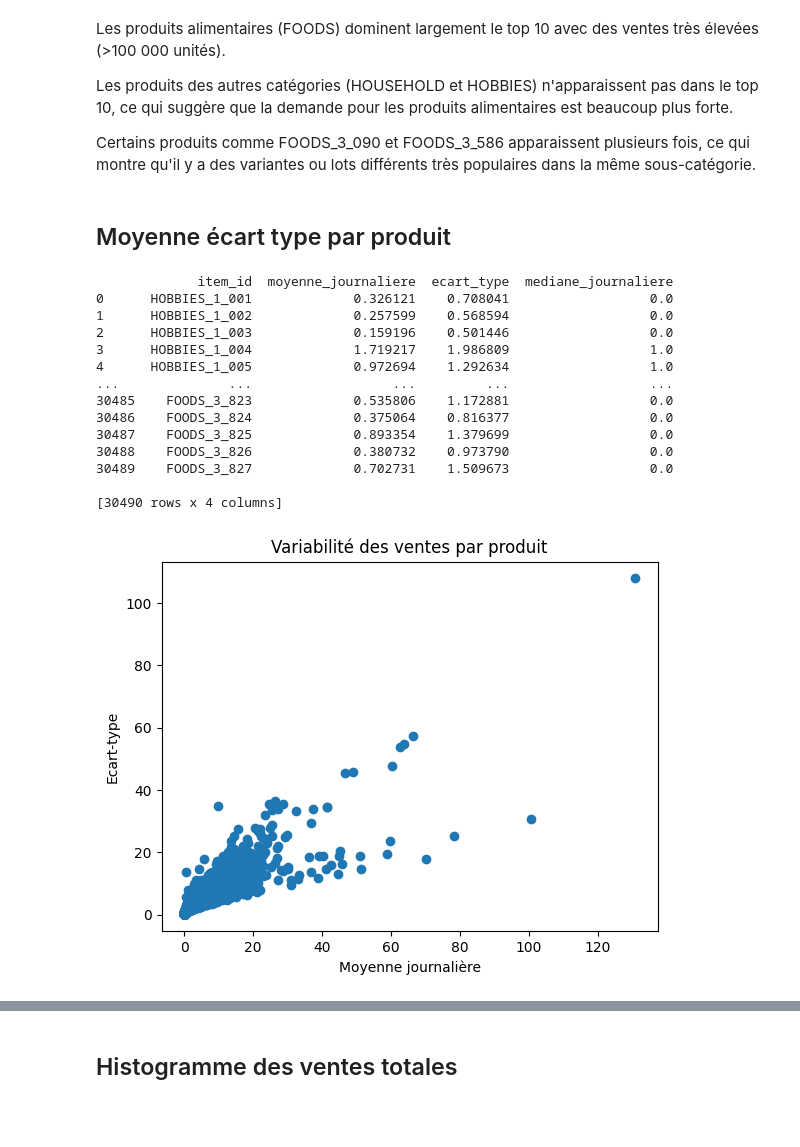
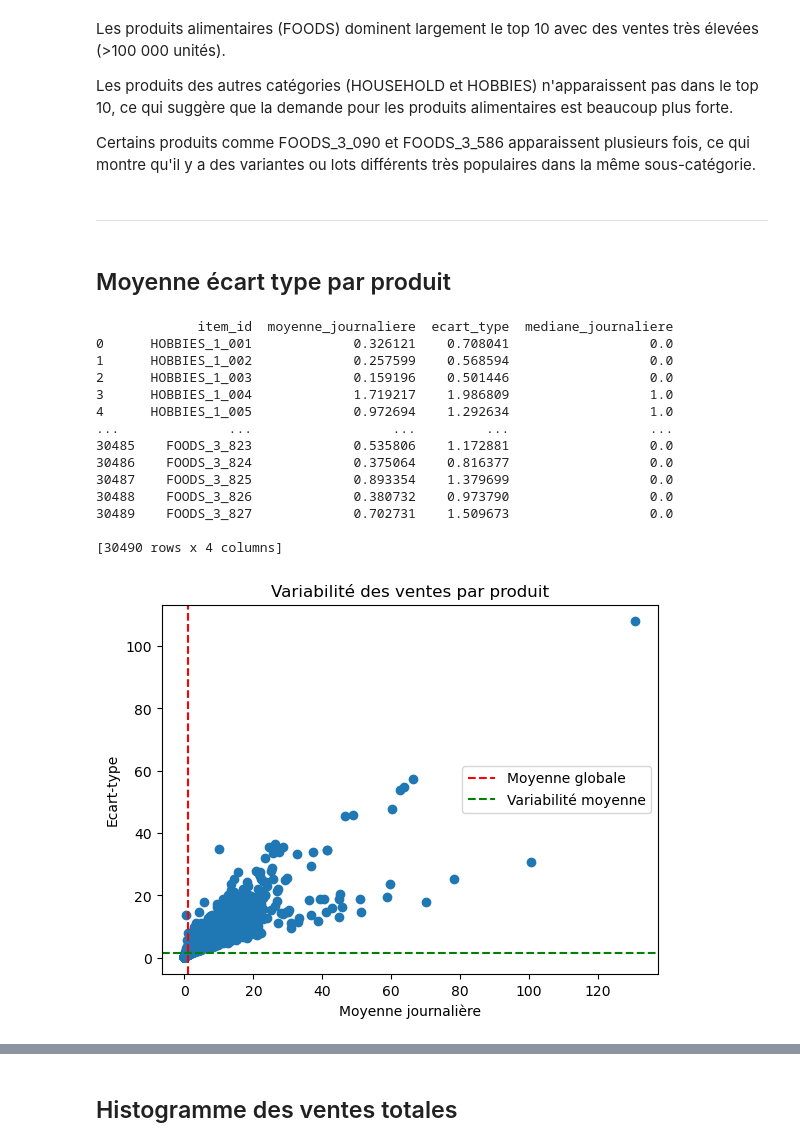
Before and after one commit to lisaroubertie/OptimisationPredictive_ChaineLogistique, a Jupyter notebook: notebooks/ExplorationDonnees/Global/AnalyseProduitsCategories.ipynb, the cells around one changed output, grey strips where cells are left out. Drawn from its saved outputs; the diff is of its cells as text; code cells hidden in the pictures; blank space fills up the shorter version.

Commit message:
Ajout d'explication dans les notebooks d'exploration

```diff
--- a/notebooks/ExplorationDonnees/Global/AnalyseProduits.ipynb
+++ b/notebooks/ExplorationDonnees/Global/AnalyseProduitsCategories.ipynb
@@ -41,6 +46,8 @@ Les produits alimentaires (FOODS) dominent largement le top 10 avec des ventes t
 Les produits des autres catégories (HOUSEHOLD et HOBBIES) n'apparaissent pas dans le top 10, ce qui suggère que la demande pour les produits alimentaires est beaucoup plus forte.
 
 Certains produits comme FOODS_3_090 et FOODS_3_586 apparaissent plusieurs fois, ce qui montre qu'il y a des variantes ou lots différents très populaires dans la même sous-catégorie.
+# %% [markdown]
+---
 # %% [markdown]
 ## Moyenne écart type par produit
 # %%
@@ -49,39 +56,34 @@ df['ecart_type'] = df[colonnes_ventes].std(axis=1)
 df['mediane_journaliere'] = df[colonnes_ventes].median(axis=1)
 print(df[['item_id', 'moyenne_journaliere', 'ecart_type', 'mediane_journaliere']])
 
+# calcul des moyennes pour ajouter les lignes de moyennes
 mean_x = df['moyenne_journaliere'].mean()
 mean_y = df['ecart_type'].mean()
 
 plt.scatter(df['moyenne_journaliere'], df['ecart_type'])
 
 plt.axvline(mean_x, color='red', linestyle='--', label='Moyenne globale')
 plt.axhline(mean_y, color='green', linestyle='--', label='Variabilité moyenne')
 
 plt.xlabel("Moyenne journalière")
 plt.ylabel("Ecart-type")
 plt.title("Variabilité des ventes par produit")
 plt.legend()
-
 plt.show()
-plt.scatter(df['moyenne_journaliere'], df['ecart_type'])
-plt.xlabel("Moyenne journalière")
-plt.ylabel("Ecart-type")
-plt.title("Variabilité des ventes par produit")
-plt.show()
 # %% [output]
              item_id  moyenne_journaliere  ecart_type  mediane_journaliere
 0      HOBBIES_1_001             0.326121    0.708041                  0.0
 1      HOBBIES_1_002             0.257599    0.568594                  0.0
 2      HOBBIES_1_003             0.159196    0.501446                  0.0
 3      HOBBIES_1_004             1.719217    1.986809                  1.0
 4      HOBBIES_1_005             0.972694    1.292634                  1.0
 ...              ...                  ...         ...                  ...
 30485    FOODS_3_823             0.535806    1.172881                  0.0
 30486    FOODS_3_824             0.375064    0.816377                  0.0
 30487    FOODS_3_825             0.893354    1.379699                  0.0
 30488    FOODS_3_826             0.380732    0.973790                  0.0
 30489    FOODS_3_827             0.702731    1.509673                  0.0
 
 [30490 rows x 4 columns]
-[figure, old version]
+[figure, new version]
 # %% [markdown]
```
Also changed, not shown: parts of 13 cells of this notebook, 1 other file.
